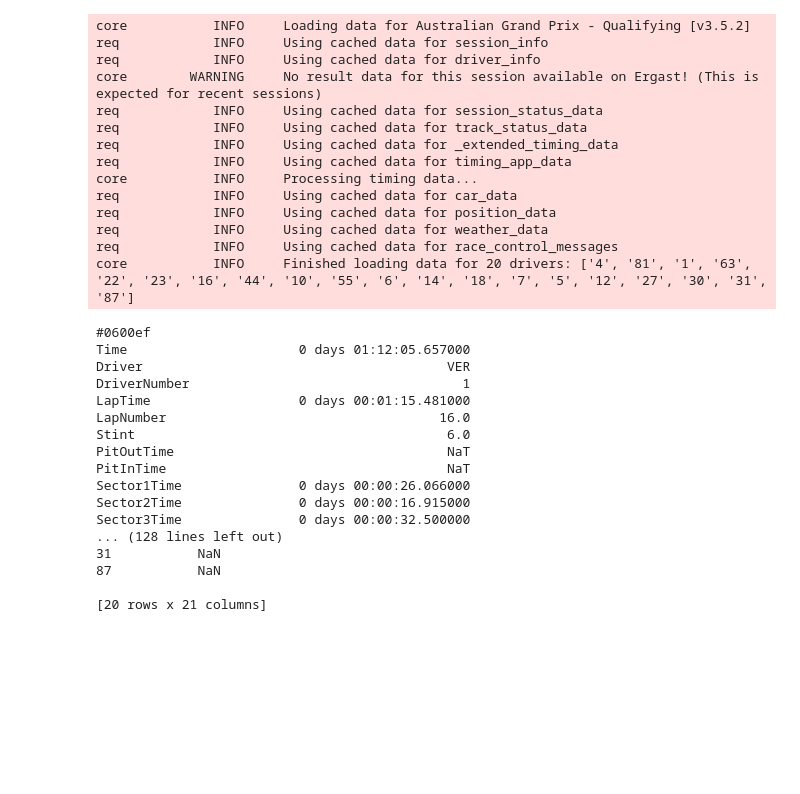
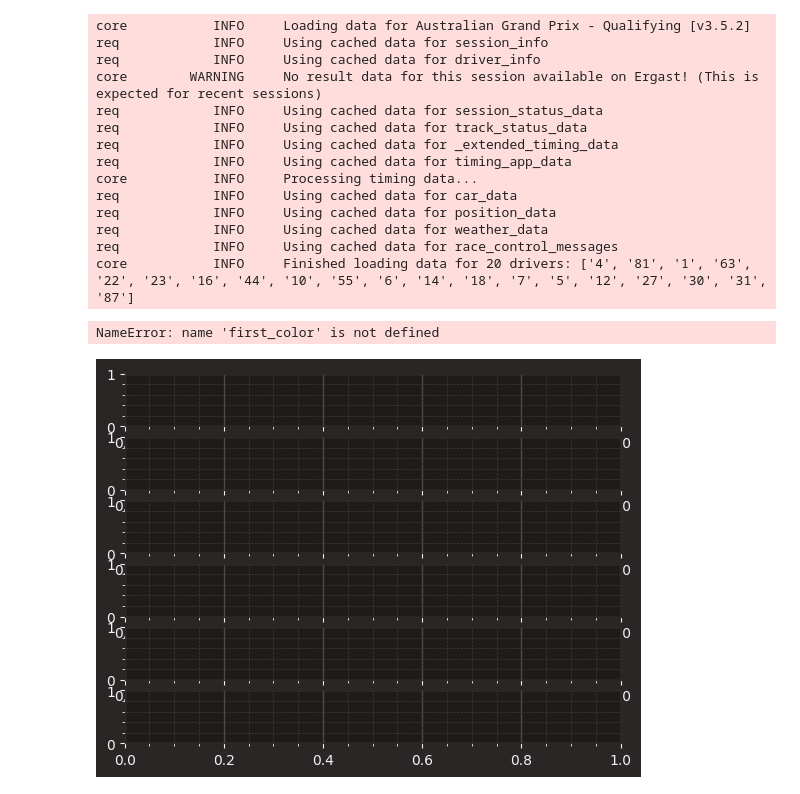
Before and after one commit to t0ffifee/formula-uno, a Jupyter notebook: qualification.ipynb, the cells around one changed output. Drawn from its saved outputs; the diff is of its cells as text; code cells hidden in the pictures; blank space fills up the shorter version.

```diff
--- a/qualification.ipynb
+++ b/qualification.ipynb
@@ -30,28 +30,41 @@ req            INFO     Using cached data for position_data
 req            INFO     Using cached data for weather_data
 req            INFO     Using cached data for race_control_messages
 core           INFO     Finished loading data for 20 drivers: ['4', '81', '1', '63', '22', '23', '16', '44', '10', '55', '6', '14', '18', '7', '5', '12', '27', '30', '31', '87']
-# %%
-print(fastf1.plotting.get_team_color("Red Bull Racing", session))
-print(session.laps.pick_drivers("VER").pick_fastest())
-print(session.results)
-# %% [output]
-#0600ef
-Time                      0 days 01:12:05.657000
-Driver                                       VER
-DriverNumber                                   1
-LapTime                   0 days 00:01:15.481000
-LapNumber                                   16.0
-Stint                                        6.0
-PitOutTime                                   NaT
-PitInTime                                    NaT
-Sector1Time               0 days 00:00:26.066000
-Sector2Time               0 days 00:00:16.915000
-Sector3Time               0 days 00:00:32.500000
-... (128 lines left out)
-31           NaN
-87           NaN
-
-[20 rows x 21 columns]
+# %%
+fastest_lap = session.laps.pick_drivers("VER").pick_fastest()
+first_color = fastf1.plotting.get_t
+first_car = fastest_lap.get_car_data().add_distance()
+
+fig, ax = plt.subplots(6)
+
+l1, = ax[0].plot(first_car['Time'], first_car['Speed'], color=first_color)
+ax[1].plot(first_car['Time'], first_car['RPM'], color=first_color)
+ax[2].plot(first_car['Time'], first_car['nGear'], color=first_color)
+ax[3].plot(first_car['Time'], first_car['Throttle'], color=first_color)
+ax[4].plot(first_car['Time'], first_car['Brake'], color=first_color)
+ax[5].plot(first_car['Time'], first_car['DRS'], color=first_color)
+
+ax[0].set_ylabel("Speed [km/h]")
+ax[1].set_ylabel("RPM [#]")
+ax[2].set_ylabel("Gear [#]")
+ax[3].set_ylabel("Throttle [%]")
+ax[4].set_ylabel("Brake [%]")
+ax[5].set_ylabel("DRS")
+
+ax[0].get_xaxis().set_ticklabels([])
+ax[1].get_xaxis().set_ticklabels([])
+ax[2].get_xaxis().set_ticklabels([])
+ax[3].get_xaxis().set_ticklabels([])
+ax[4].get_xaxis().set_ticklabels([])
+
+fig.align_ylabels()
+fig.legend((l1, l2), (f'{first_driver_info.familyname}', f'{second_driver_info.familyname}'), 'upper right')
+
+plt.subplots_adjust(left=0.06 ,right=0.99, top=0.9, bottom=0.05)
+plt.show()
+# %% [output]
+NameError: name 'first_color' is not defined
+[figure, added]
 # %%
 import matplotlib.pyplot as plt
 
```
Also changed, not shown: parts of 1 cell of this notebook.
